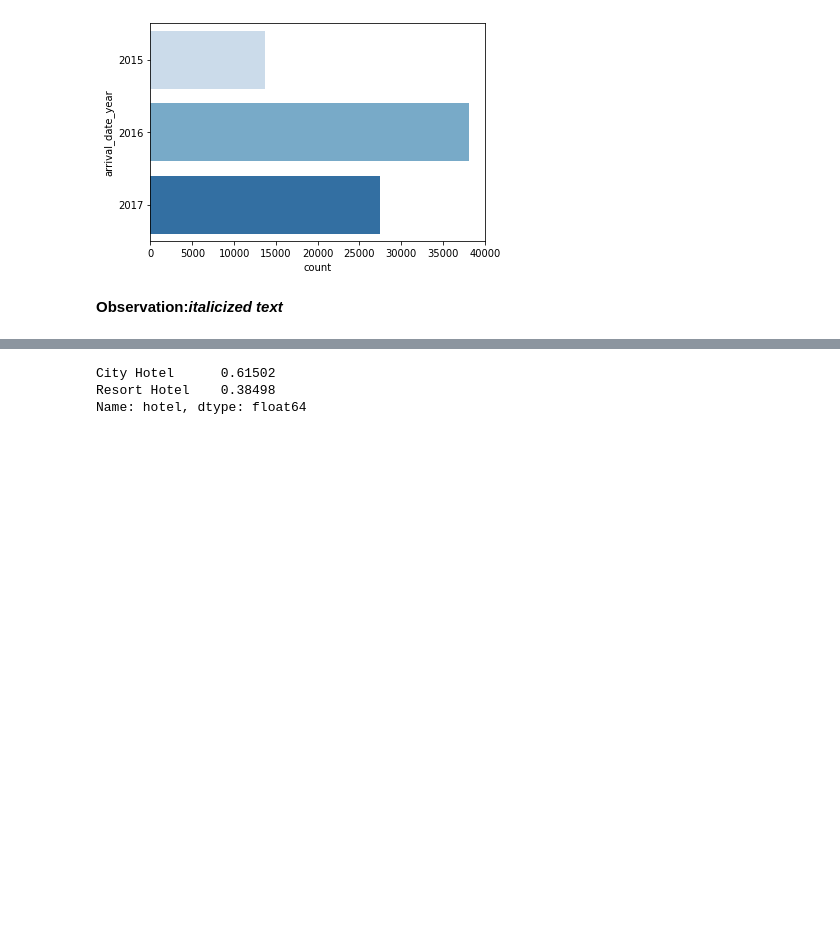
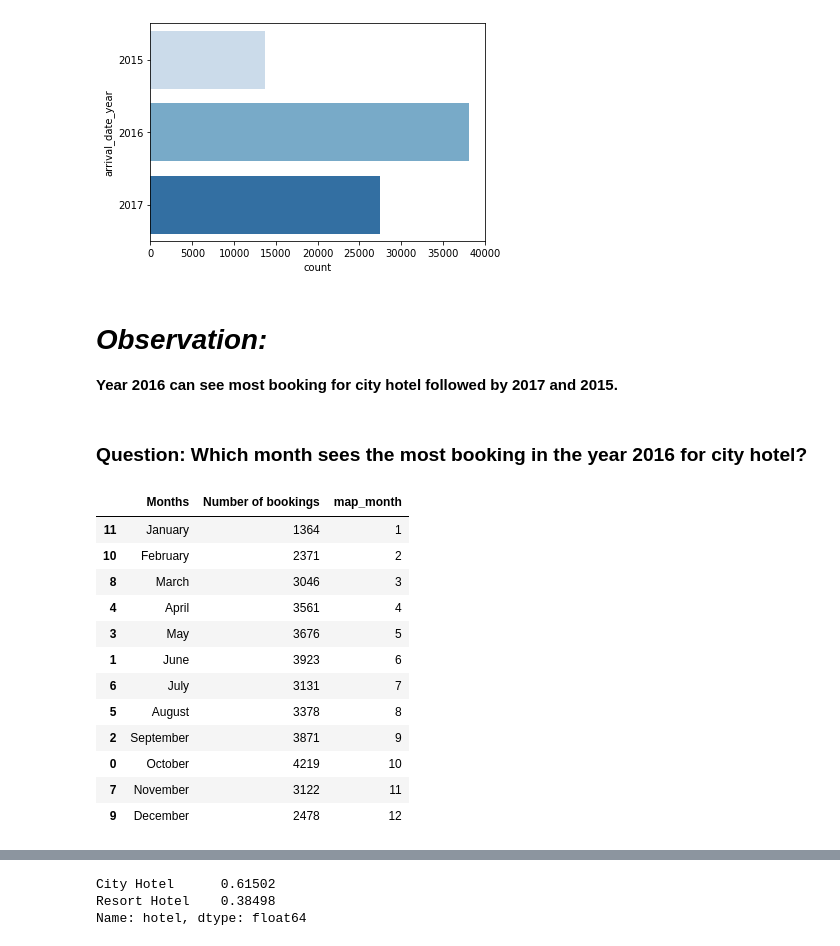
Before and after one commit to PriyankaSejwal/Hotel-Booking-Analysis, a Jupyter notebook: Priyanka_Rimo_CapstoneProject_Hotel_Booking_Analysis_Capstone_Project.ipynb, the cells around one changed output, grey strips where cells are left out. Drawn from its saved outputs; the diff is of its cells as text; code cells hidden in the pictures; blank space fills up the shorter version.

```diff
--- a/Priyanka_Rimo_CapstoneProject_Hotel_Booking_Analysis_Capstone_Project.ipynb
+++ b/Priyanka_Rimo_CapstoneProject_Hotel_Booking_Analysis_Capstone_Project.ipynb
@@ -330,5 +330,38 @@ sns.countplot(y= 'arrival_date_year', data = city_hotel_data, palette='Blues')
 # %% [output]
 <matplotlib.axes._subplots.AxesSubplot at 0x...>
 [figure]
-# %% [markdown]
-<b> Observation:*italicized text*</b>
+# %% [markdown]
+# <b><i> Observation:</b></i>
+
+<b> Year 2016 can see most booking for city hotel followed by 2017 and 2015.
+# %% [markdown]
+### <b>Question:  Which month sees the most booking in the year 2016 for city hotel?
+# %%
+df_city_2016 = city_hotel_data.loc[city_hotel_data['arrival_date_year']==2016,'arrival_date_month'].value_counts().reset_index().rename(columns = {'index':'Months', 'arrival_date_month':'Number of bookings'})
+
+#creating a column which will help us sort the data according to the months in th eorder from january to december.
+df_city_2016['map_month']=df_city_2016['Months']
+mapping={'January':1, 'February':2, 'March':3, 'April':4, 'May':5, 'June':6, 'July':7, 'August':8, 'September':9, 'October':10, 'November':11, 'December':12}
+
+# changing the column map_month by applying mapping.
+df_city_2016['map_month']=df_city_2016['map_month'].map(mapping)
+
+#Now sorting the data according to the months name
+df_city_2016.sort_values(by='map_month', inplace=True)
+
+#Having a look at the created dataframe
+df_city_2016
+# %% [output]
+|  | Months | Number of bookings | map_month |
+| 11 | January | 1364 | 1 |
+| 10 | February | 2371 | 2 |
+| 8 | March | 3046 | 3 |
+| 4 | April | 3561 | 4 |
+| 3 | May | 3676 | 5 |
+| 1 | June | 3923 | 6 |
+| 6 | July | 3131 | 7 |
+| 5 | August | 3378 | 8 |
+| 2 | September | 3871 | 9 |
+| 0 | October | 4219 | 10 |
+| 7 | November | 3122 | 11 |
+| 9 | December | 2478 | 12 |
```
Also changed, not shown: parts of 7 cells of this notebook.
